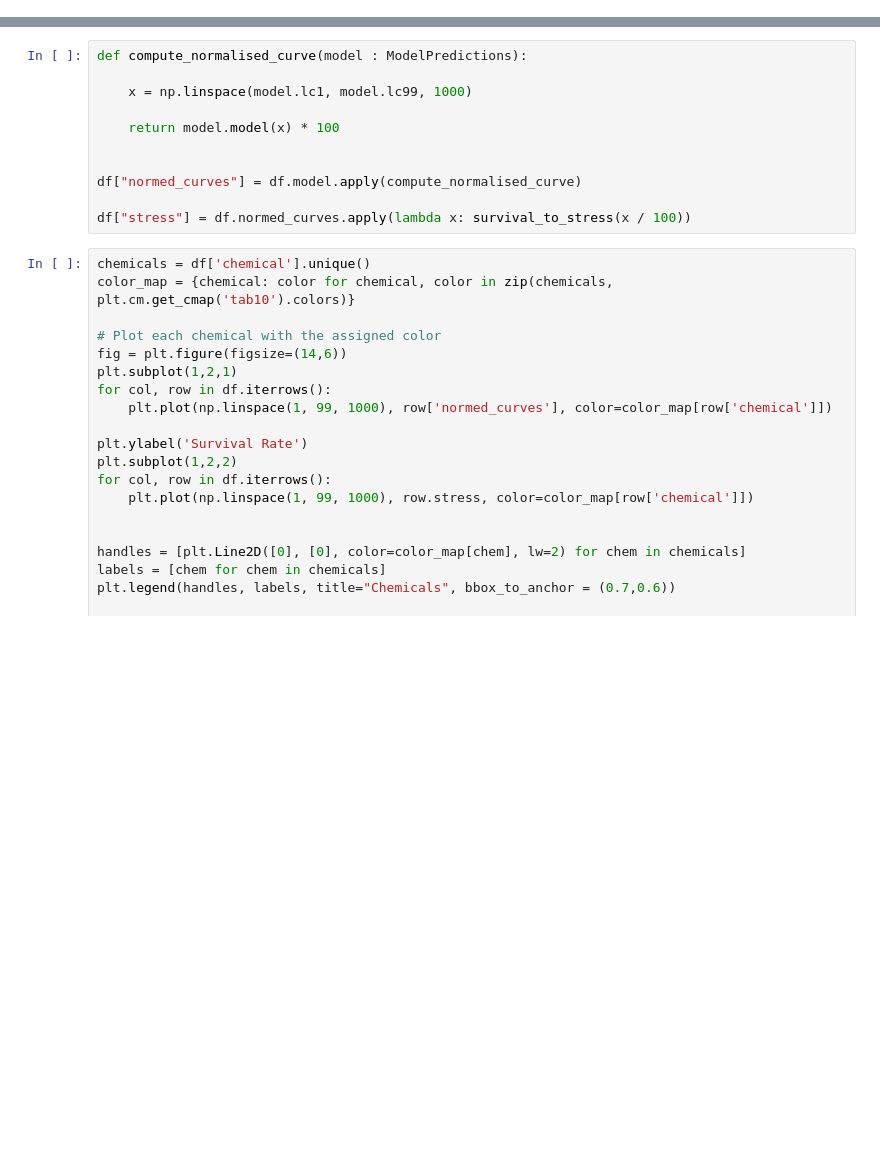
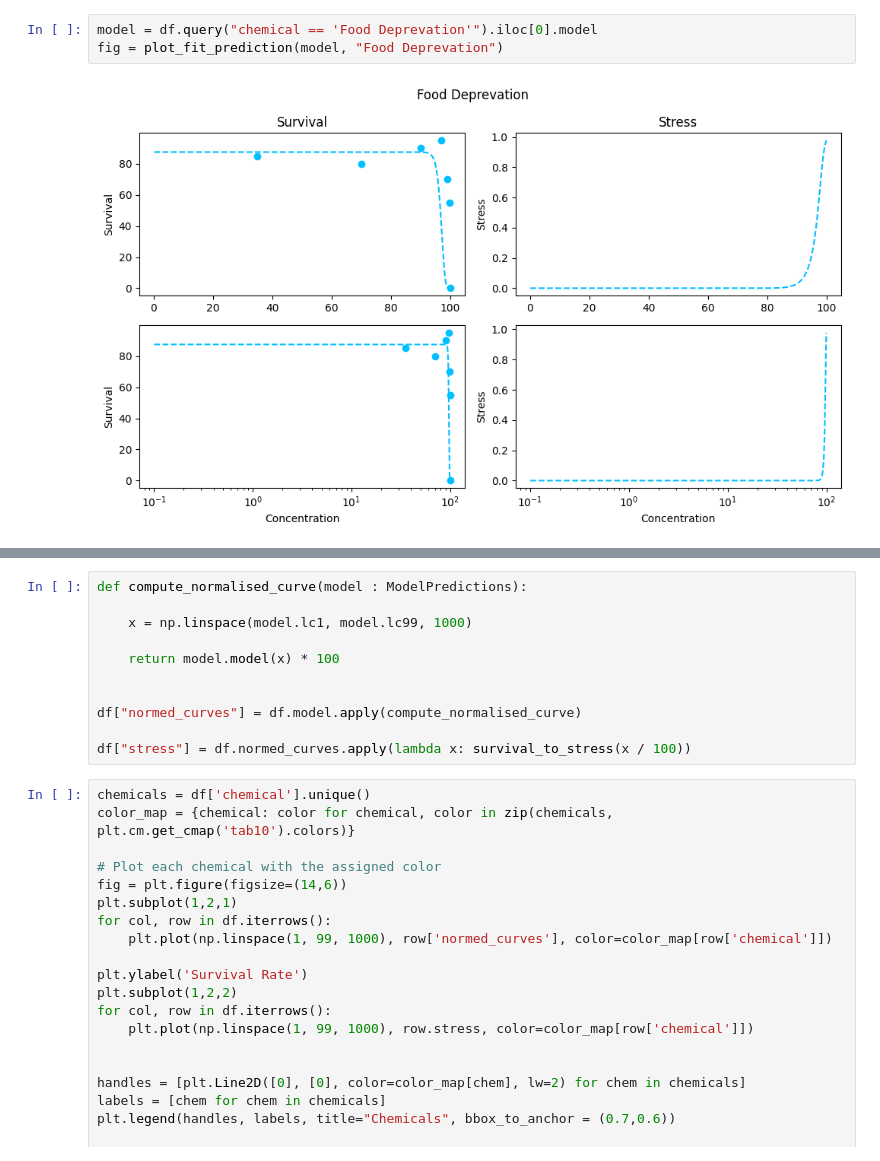
Before and after one commit to ffhammer/sam, a Jupyter notebook: compare_curves.ipynb, the cells around one changed output, grey strips where cells are left out. Saved outputs shown, nothing was run; the diff lists cells and outputs as text; blank space fills up the shorter version.

```diff
--- a/compare_curves.ipynb
+++ b/compare_curves.ipynb
@@ -40,3 +34,8 @@ df.head()
+# %%
+model = df.query("chemical == 'Food Deprevation'").iloc[0].model
+fig = plot_fit_prediction(model, "Food Deprevation")
+# %% [output]
+[figure, added]
 # %%
 df.chemical.value_counts()
 # %% [output]
```
Also changed, not shown: parts of 8 cells of this notebook, 7 other files.
